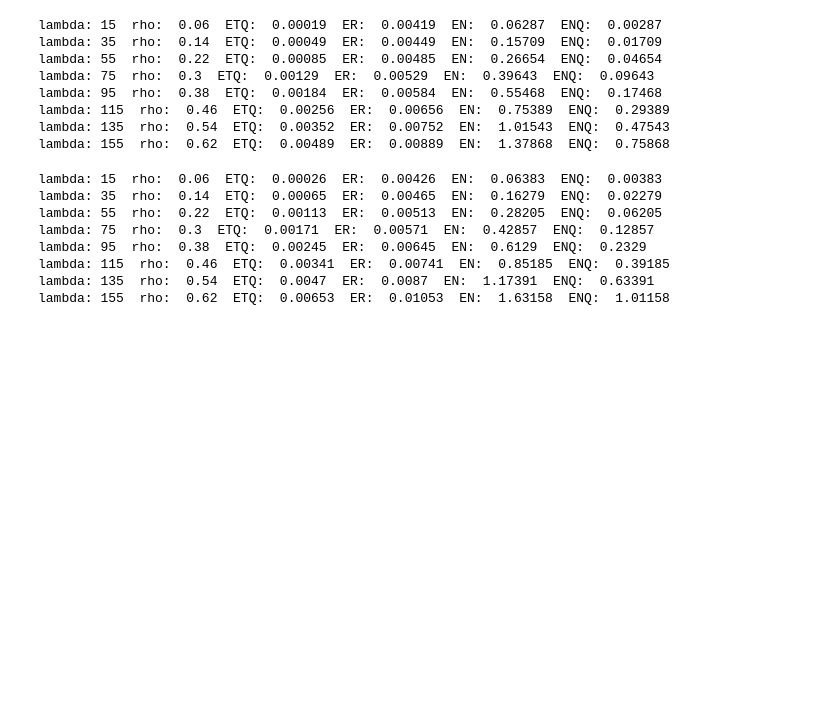
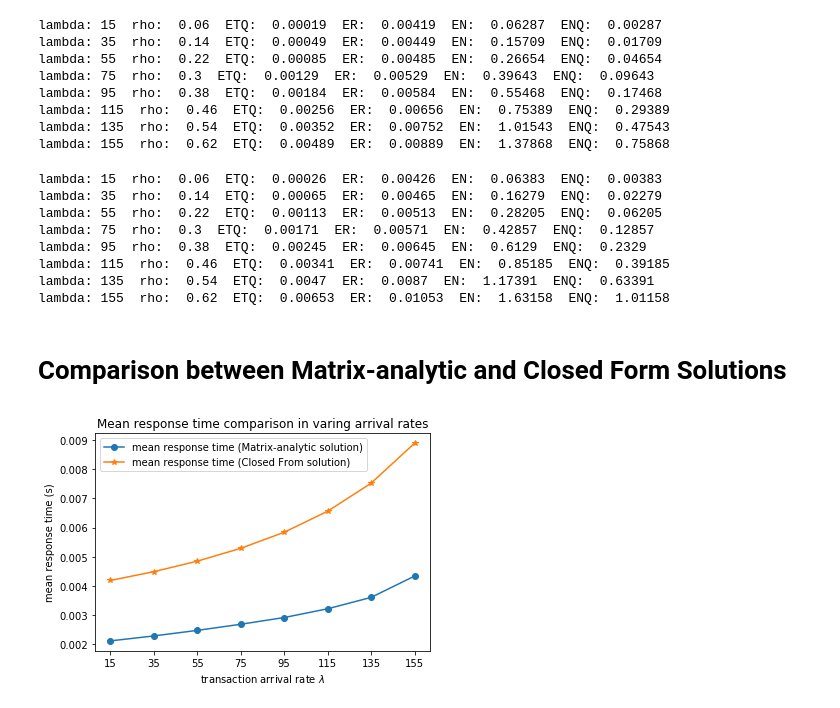
Before and after one commit to CaixiangFan/perfModelling, a Jupyter notebook: queuemodel.ipynb, the cells around one changed output. Drawn from its saved outputs; the diff is of its cells as text; code cells hidden in the pictures; blank space fills up the shorter version.

```diff
--- a/queuemodel.ipynb
+++ b/queuemodel.ipynb
@@ -443,6 +443,19 @@ Therefore, we have the performance metrics for an $M/Hypo_k/1$ queue
 # %%
 import math
 def mg1_metrics(lam, ES, VarS):
+    """
+    Given arrival rate and service statistics, this function calculates performance metrics for an M/G/1 queue based on the closed form solution.
+
+    :param lam: lambda/request arrival rate of the markovian process
+    :type lam: int
+    :param ES: mean service time of all service phases
+    :type ES: float
+    :param lam: lambda/request arrival rate of the markovian process
+    :type lam: float
+
+    :return: system performance metrics
+    :rtype: float
+    """
     CS2 = VarS/(ES**2)
     ESe = ES/2*(CS2+1)
     rho = lam*ES
@@ -530,3 +543,34 @@ lambda: 95  rho:  0.38  ETQ:  0.00245  ER:  0.00645  EN:  0.6129  ENQ:  0.2329
 lambda: 115  rho:  0.46  ETQ:  0.00341  ER:  0.00741  EN:  0.85185  ENQ:  0.39185
 lambda: 135  rho:  0.54  ETQ:  0.0047  ER:  0.0087  EN:  1.17391  ENQ:  0.63391
 lambda: 155  rho:  0.62  ETQ:  0.00653  ER:  0.01053  EN:  1.63158  ENQ:  1.01158
+# %% [markdown]
+# Comparison between Matrix-analytic and Closed Form Solutions
+# %%
+lambdas,mu1,mu2,k = np.arange(15,175,20),500,500,2
+EN_matrix, ER_matrix, rho_matrix = [],[],[]
+EN_closed, ER_closed, rho_closed = [],[],[]
+for lam in lambdas:
+    queue = PhQueue(lam,mu1,mu2)
+    EN1,ER1 = queue.measurePerf()
+    rho1 = queue.checkStability()
+    EN_matrix.append(EN1)
+    ER_matrix.append(ER1)
+    rho_matrix.append(rho1)
+
+    rho2, _, ER2, EN2, _ = mek1q_perf(k,lam,mu1)
+    EN_closed.append(EN2)
+    ER_closed.append(ER2)
+    rho_closed.append(rho2)
+
+#     print(lam,'EN:',EN, ' ER:', ER, ' rho:', rho)
+fig,ax = plt.subplots(figsize=(6,4))
+ax.plot(lambdas,ER_matrix, marker='o',label='mean response time (Matrix-analytic solution)')
+ax.plot(lambdas,ER_closed, marker='*',label='mean response time (Closed From solution)')
+ax.set_xticks(lambdas)
+ax.set_xlabel("transaction arrival rate $\lambda$")
+ax.set_ylabel("mean response time (s)")
+ax.set_title("Mean response time comparison in varing arrival rates")
+ax.legend()
+fig.show()
+# %% [output]
+[figure, added]
```
Also changed, not shown: parts of 1 cell of this notebook, 3 other files.
